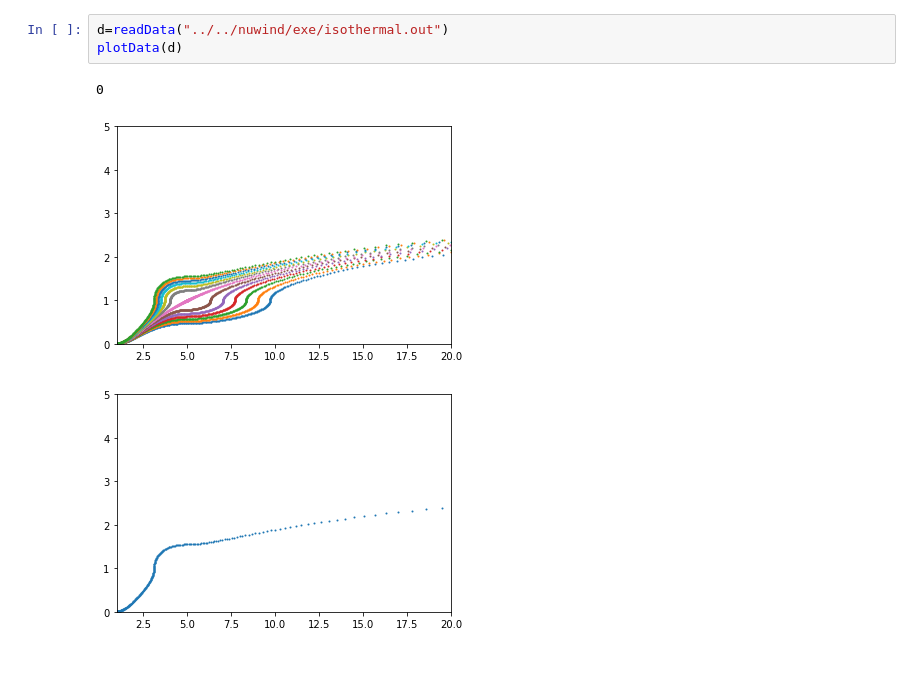
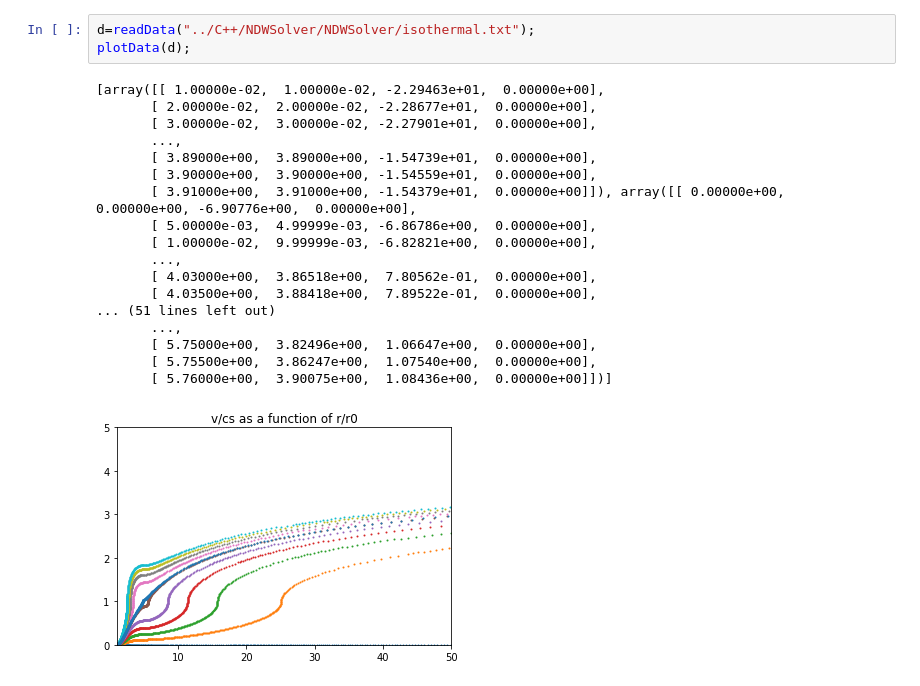
Before and after one commit to bnevs88/neutrino-winds, a Jupyter notebook: neutrino-winds/readCData.ipynb, the cells around one changed output. Saved outputs shown, nothing was run; the diff lists cells and outputs as text.

```diff
--- a/neutrino-winds/readCData.ipynb
+++ b/neutrino-winds/readCData.ipynb
@@ -39,7 +95,22 @@ def plotData(dataPartitioned):
 # %%
-d=readData("../../nuwind/exe/isothermal.out")
-plotData(d)
+d=readData("../C++/NDWSolver/NDWSolver/isothermal.txt");
+plotData(d);
 # %% [output]
-0
+[array([[ 1.00000e-02,  1.00000e-02, -2.29463e+01,  0.00000e+00],
+       [ 2.00000e-02,  2.00000e-02, -2.28677e+01,  0.00000e+00],
+       [ 3.00000e-02,  3.00000e-02, -2.27901e+01,  0.00000e+00],
+       ...,
+       [ 3.89000e+00,  3.89000e+00, -1.54739e+01,  0.00000e+00],
+       [ 3.90000e+00,  3.90000e+00, -1.54559e+01,  0.00000e+00],
+       [ 3.91000e+00,  3.91000e+00, -1.54379e+01,  0.00000e+00]]), array([[ 0.00000e+00,  0.00000e+00, -6.90776e+00,  0.00000e+00],
+       [ 5.00000e-03,  4.99999e-03, -6.86786e+00,  0.00000e+00],
+       [ 1.00000e-02,  9.99999e-03, -6.82821e+00,  0.00000e+00],
+       ...,
+       [ 4.03000e+00,  3.86518e+00,  7.80562e-01,  0.00000e+00],
+       [ 4.03500e+00,  3.88418e+00,  7.89522e-01,  0.00000e+00],
+... (51 lines left out)
+       ...,
+       [ 5.75000e+00,  3.82496e+00,  1.06647e+00,  0.00000e+00],
+       [ 5.75500e+00,  3.86247e+00,  1.07540e+00,  0.00000e+00],
+       [ 5.76000e+00,  3.90075e+00,  1.08436e+00,  0.00000e+00]])]
-[figure, old version]
+[figure, new version]
-[figure, removed]
```
Also changed, not shown: parts of 5 cells of this notebook, 17 other files.
